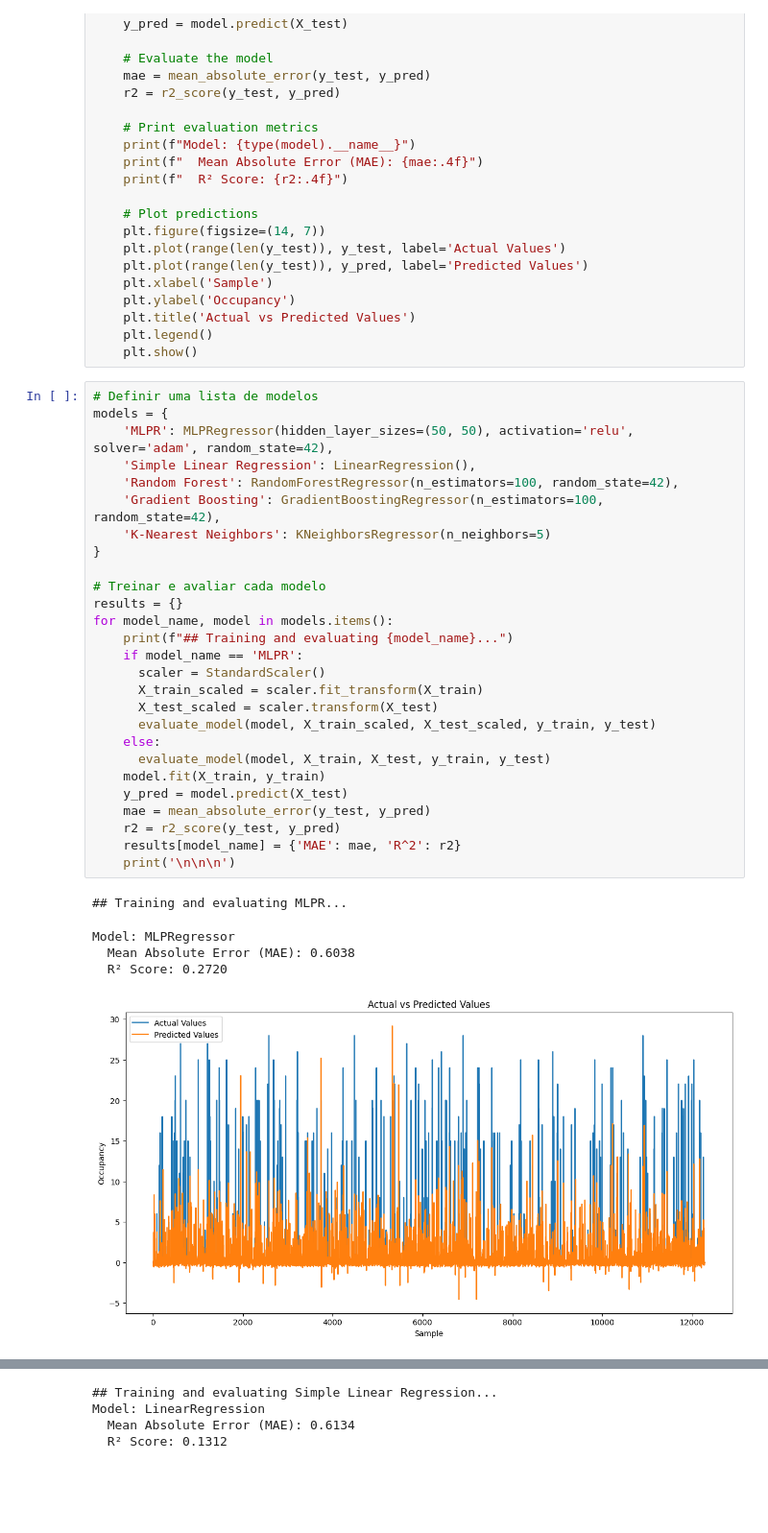
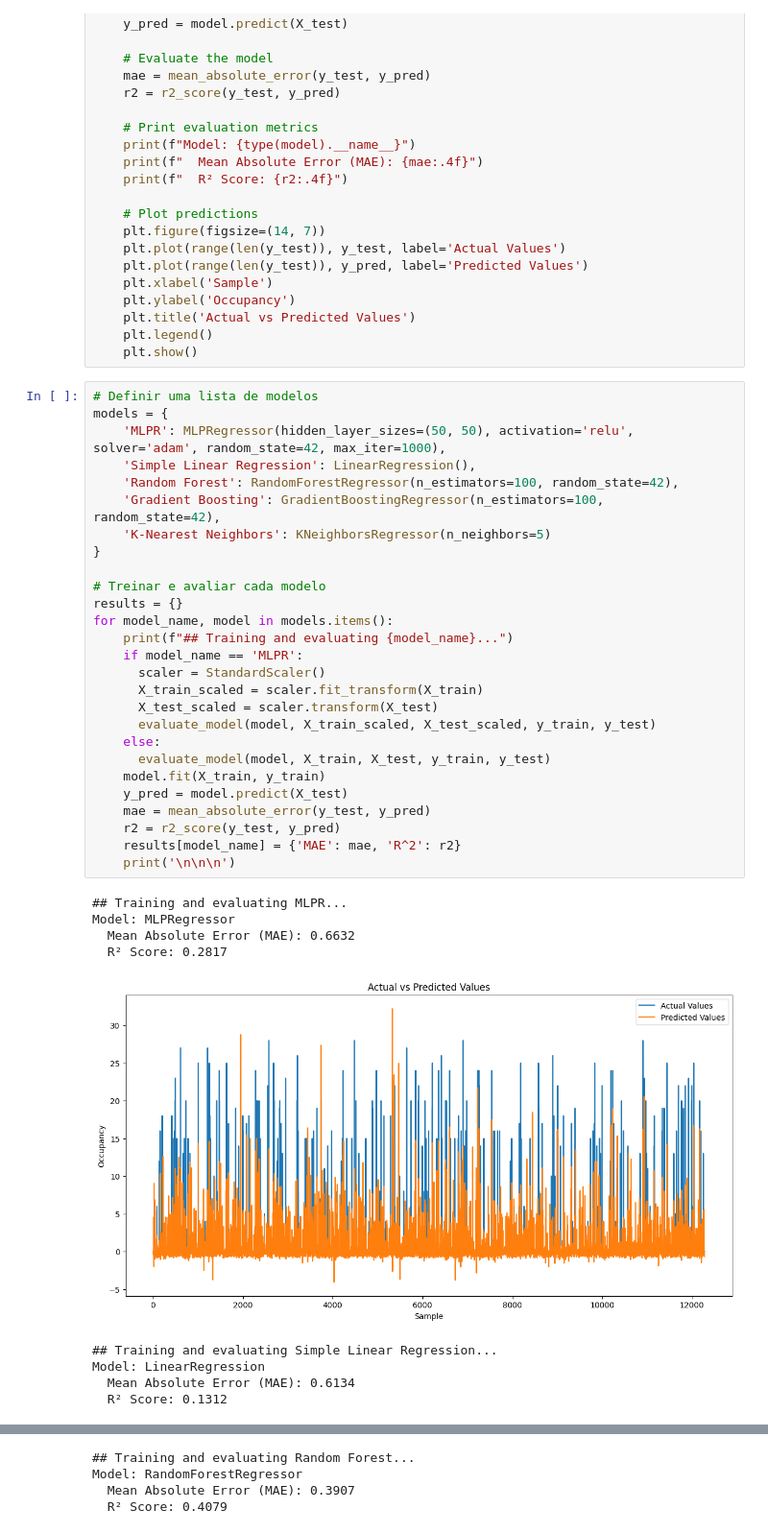
Before and after one commit to beatrizleite/IA-Proj, a Jupyter notebook: tema2.ipynb, the cells around one changed output, grey strips where cells are left out. Shown at 96% size. Saved outputs shown, nothing was run; the diff lists cells and outputs as text; blank space fills up the shorter version.

```diff
--- a/tema2.ipynb
+++ b/tema2.ipynb
@@ -157,33 +157,37 @@ def evaluate_model(model, X_train, X_test, y_train, y_test):
 # %%
 # Definir uma lista de modelos
 models = {
-    'MLPR': MLPRegressor(hidden_layer_sizes=(50, 50), activation='relu', solver='adam', random_state=42),
+    'MLPR': MLPRegressor(hidden_layer_sizes=(50, 50), activation='relu', solver='adam', random_state=42, max_iter=1000),
     'Simple Linear Regression': LinearRegression(),
     'Random Forest': RandomForestRegressor(n_estimators=100, random_state=42),
     'Gradient Boosting': GradientBoostingRegressor(n_estimators=100, random_state=42),
     'K-Nearest Neighbors': KNeighborsRegressor(n_neighbors=5)
 }
 
 # Treinar e avaliar cada modelo
 results = {}
 for model_name, model in models.items():
     print(f"## Training and evaluating {model_name}...")
     if model_name == 'MLPR':
       scaler = StandardScaler()
       X_train_scaled = scaler.fit_transform(X_train)
       X_test_scaled = scaler.transform(X_test)
       evaluate_model(model, X_train_scaled, X_test_scaled, y_train, y_test)
     else:
       evaluate_model(model, X_train, X_test, y_train, y_test)
     model.fit(X_train, y_train)
     y_pred = model.predict(X_test)
     mae = mean_absolute_error(y_test, y_pred)
     r2 = r2_score(y_test, y_pred)
     results[model_name] = {'MAE': mae, 'R^2': r2}
     print('\n\n\n')
 # %% [output]
 ## Training and evaluating MLPR...
+Model: MLPRegressor
+  Mean Absolute Error (MAE): 0.6632
+  R² Score: 0.2817
+[figure, new version]
-Model: MLPRegressor
-  Mean Absolute Error (MAE): 0.6038
-  R² Score: 0.2720
+## Training and evaluating Simple Linear Regression...
+Model: LinearRegression
+  Mean Absolute Error (MAE): 0.6134
+  R² Score: 0.1312
-[figure, old version]
@@ -190,4 +195,4 @@ Model: MLPRegressor
-## Training and evaluating Simple Linear Regression...
-Model: LinearRegression
-  Mean Absolute Error (MAE): 0.6134
-  R² Score: 0.1312
+## Training and evaluating Random Forest...
+Model: RandomForestRegressor
+  Mean Absolute Error (MAE): 0.3907
+  R² Score: 0.4079
```
Also changed, not shown: parts of 4 cells of this notebook.
